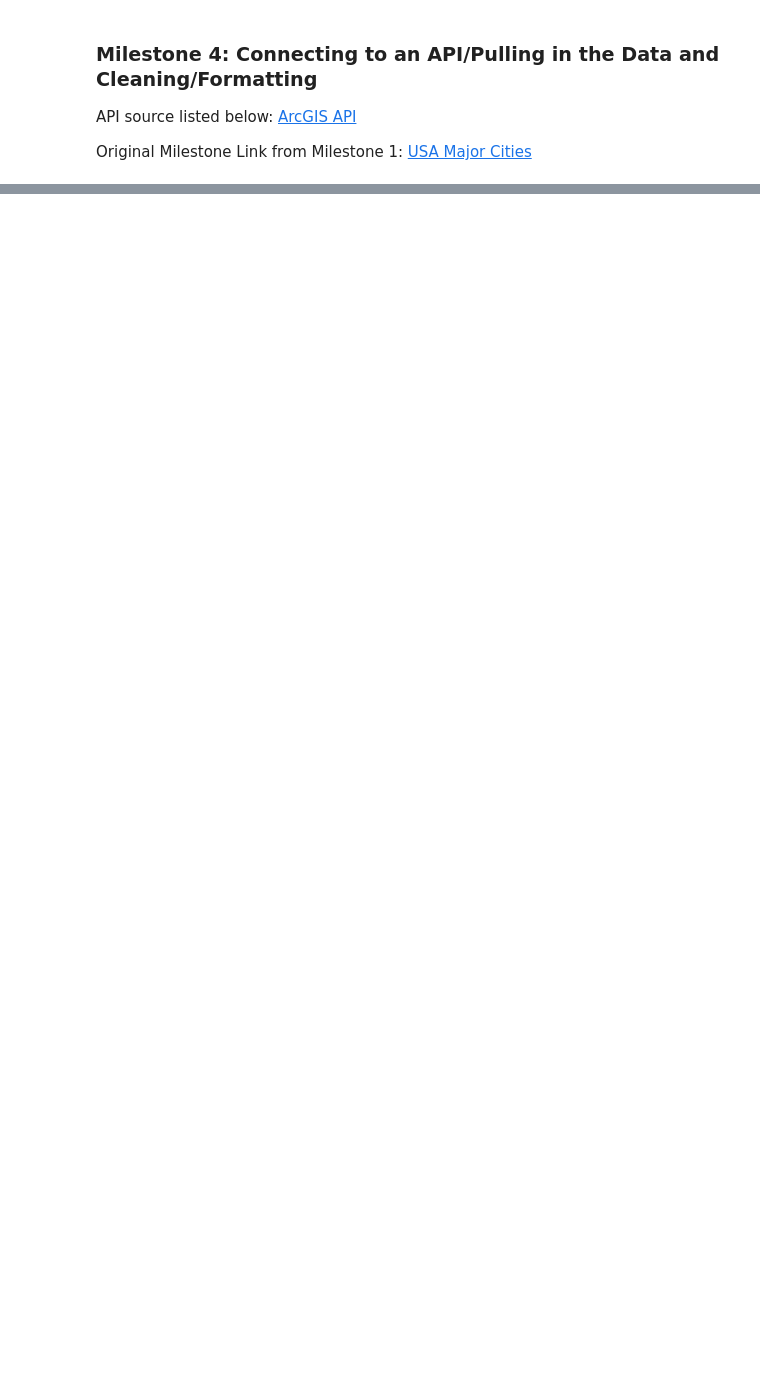
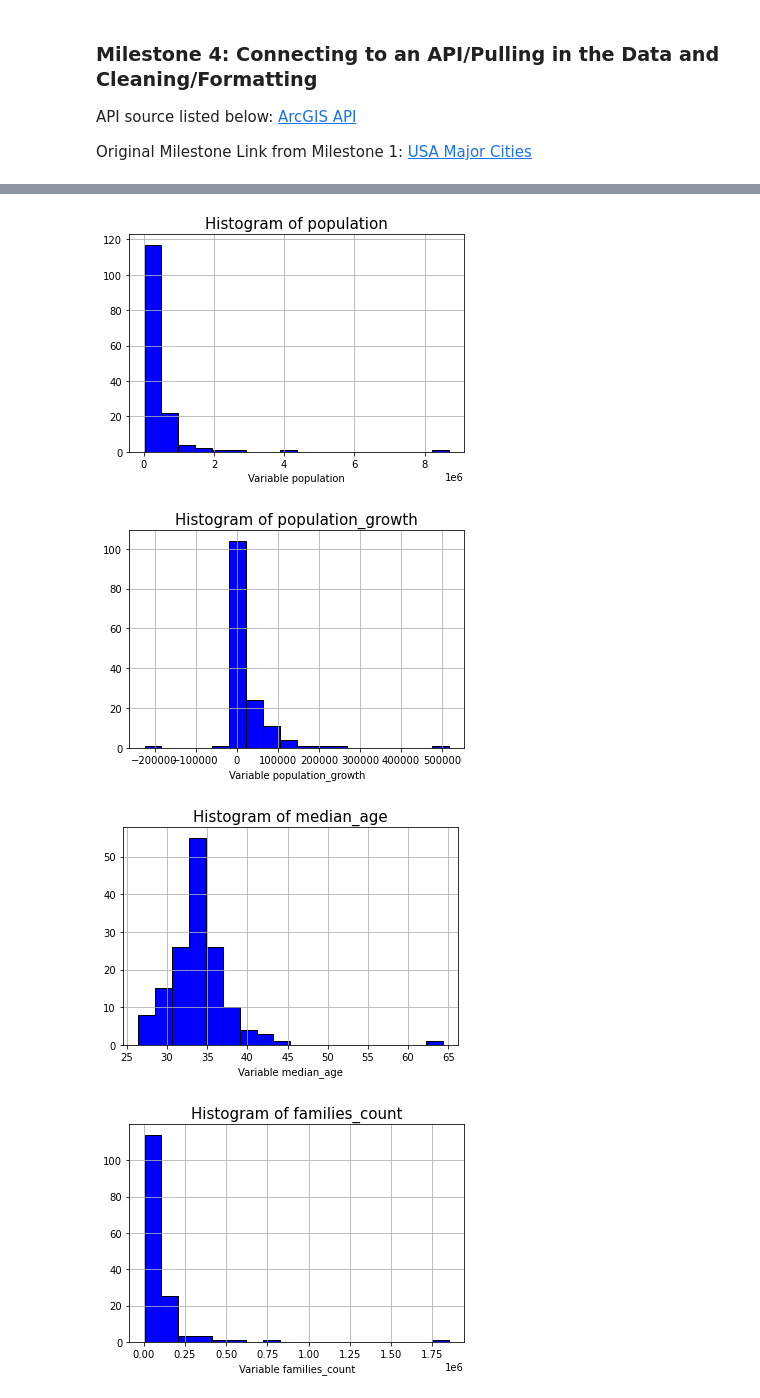
Before and after one commit to jkmeyer1010/DSC540Repository, a Jupyter notebook: Project/Milestone_4/DSC540_Project_Milestone4_JakeMeyer.ipynb, the cells around one changed output, grey strips where cells are left out. Drawn from its saved outputs; the diff is of its cells as text; code cells hidden in the pictures; blank space fills up the shorter version.

```diff
--- a/Project/Milestone_4/DSC540_Project_Milestone4_JakeMeyer.ipynb
+++ b/Project/Milestone_4/DSC540_Project_Milestone4_JakeMeyer.ipynb
@@ -98,0 +247,2 @@ ModuleNotFoundError: No module named 'arcgishub'
+# %%
+df_final = city_df[city_df['city-state'].isin(city_state_list)]
@@ -98,0 +332,19 @@ ModuleNotFoundError: No module named 'arcgishub'
+# %%
+'''
+Create a list of column names for df_final.
+Headers will be lower case and contain no-spaces.
+'''
+column_names = ['city', 'state', 'population', 'population2010', 'race_white', 'race_black', 'race_ameri_es',
+                     'race_asian', 'race_hawaiian_pi', 'race_hispanic', 'race_other', 'race_multi', 'males',
+                     'females', 'age_under_5', 'age_5to9', 'age_10to14', 'age_15to19',
+                     'age_20to24', 'age_25to34', 'age_35to44', 'age_45to54', 'age_55to64',
+                     'age_65to74', 'age_75to84', 'age_over_85', 'median_age', 'household_count',
+                     'average_household_size', 'families_count', 'average_family_size', 'house_units_count',
+                     'vacant_house_count','owner_occupied_house', 'renter_occupied_house']
+# %%
+'''
+Modify the column names based on column_names generated above.
+Show the first 5 rows of the DataFrame to ensure the column names were updated.
+'''
+df_final.columns = column_names
+df_final.head()
@@ -98,0 +362,6 @@ ModuleNotFoundError: No module named 'arcgishub'
+# %%
+'''
+Add a column to df_final called population_growth which will be the difference between the current population
+and the population from 2010.
+'''
+df_final['population_growth'] = df_final['population'] - df_final['population2010']
@@ -98,0 +412,23 @@ ModuleNotFoundError: No module named 'arcgishub'
+# %%
+'''
+This section of the code will utilize a for loop to plot
+all the histograms for the essential columns using the plt.hist() function.
+'''
+df_reduced = df_final[['population', 'population_growth', 'median_age', 'families_count', 'average_family_size',
+                      'house_units_count', 'owner_occupied_house', 'renter_occupied_house']]
+
+# For loop generation of histogram plot across all columns listed as important above.
+for col in df_reduced.columns:
+    # Iterate across columns in df_reduced to plot a histogram of each col.
+    plt.hist(df_reduced[col], color = 'blue',bins = 18, edgecolor='k')
+    plt.grid(True)
+    plt.title("Histogram of {}".format(col), fontsize=15)
+    plt.xlabel("Variable " +col, fontsize=10)
+    plt.xticks(fontsize=10)
+    plt.yticks(fontsize=10)
+    plt.show()
+# %% [output]
+[figure, added]
+[figure, added]
+[figure, added]
+[figure, added]
```
Also changed, not shown: parts of 55 cells of this notebook, 3 other files.
